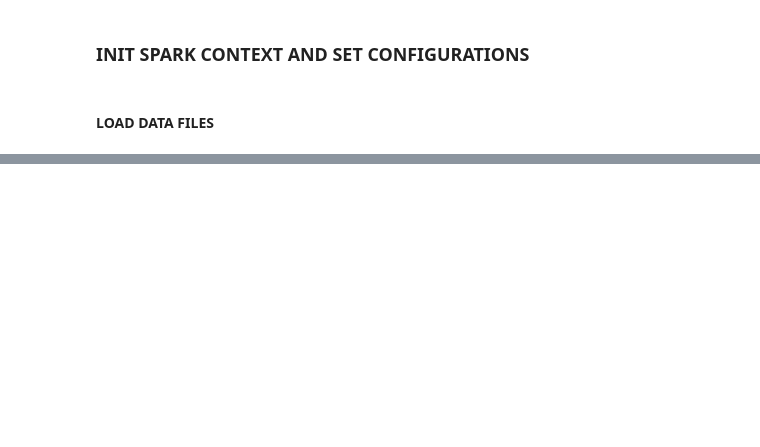
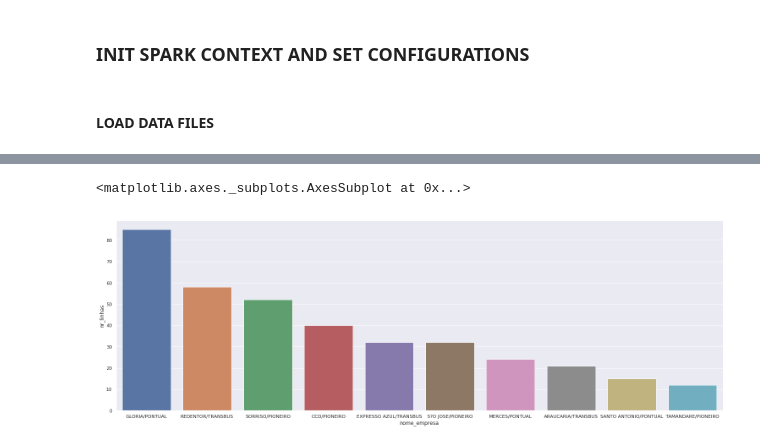
Before and after one commit to altierispeixoto/notebooks, a Jupyter notebook: vanets/URBS-EDA.ipynb, the cells around one changed output, grey strips where cells are left out. Drawn from its saved outputs; the diff is of its cells as text; code cells hidden in the pictures; blank space fills up the shorter version.

```diff
--- a/vanets/URBS-EDA.ipynb
+++ b/vanets/URBS-EDA.ipynb
@@ -5,21 +6,9 @@
 # %%
-# import findspark
-# findspark.init()
-import pixiedust
 import pyspark
 import random
-from datetime import datetime
-from pyspark.sql.functions import col, udf
-from pyspark.sql.types import DateType
-from sklearn.cluster import DBSCAN
-import numpy as np
-
-# Import `pyplot`
-import matplotlib.pyplot as plt
-
-# Set the style to `ggplot`
-plt.style.use("ggplot")
-pixiedust.enableJobMonitor()
+from pyspark.conf import SparkConf
+from pyspark.context import SparkContext
+from pyspark.sql import SQLContext
 
 conf = SparkConf().setAppName("App")
 conf = (conf.setMaster('local[*]')
@@ -165,0 +124,20 @@ sc.stop()
+# %%
+%matplotlib inline
+
+import matplotlib.pyplot as plt
+import seaborn as sns
+sns.set(rc={'figure.figsize':(25.7,8.27)})
+# %%
+query = 'select count(distinct ti.cod_linha) as nr_linhas,emp.nome_empresa ' \
+        'from trechos_itinerarios ti inner join empresas_onibus emp on (ti.cod_empresa = emp.cod_empresa) ' \
+        'where sourcedate =\'2019-03-14\' ' \
+        'group by emp.nome_empresa '\
+        'order by nr_linhas desc'
+
+linhas_empresa = sqlContext.sql(query).toPandas()
+# %%
+plt.figure(figsize=(25.7,8.27))
+sns.barplot(x="nome_empresa", y="nr_linhas", data=linhas_empresa)
+# %% [output]
+<matplotlib.axes._subplots.AxesSubplot at 0x...>
+[figure, added]
```
Also changed, not shown: parts of 57 cells of this notebook, 10 other files.
